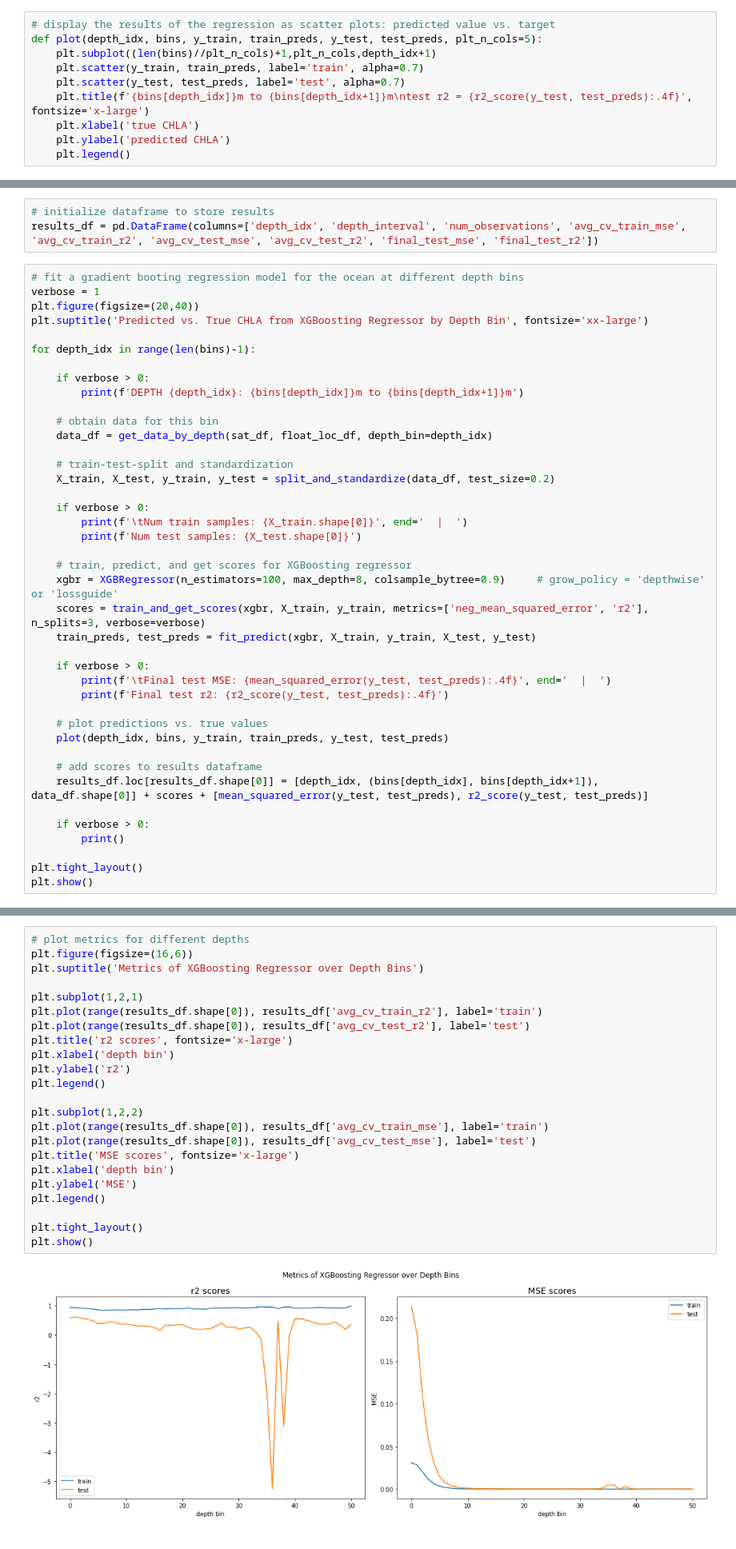
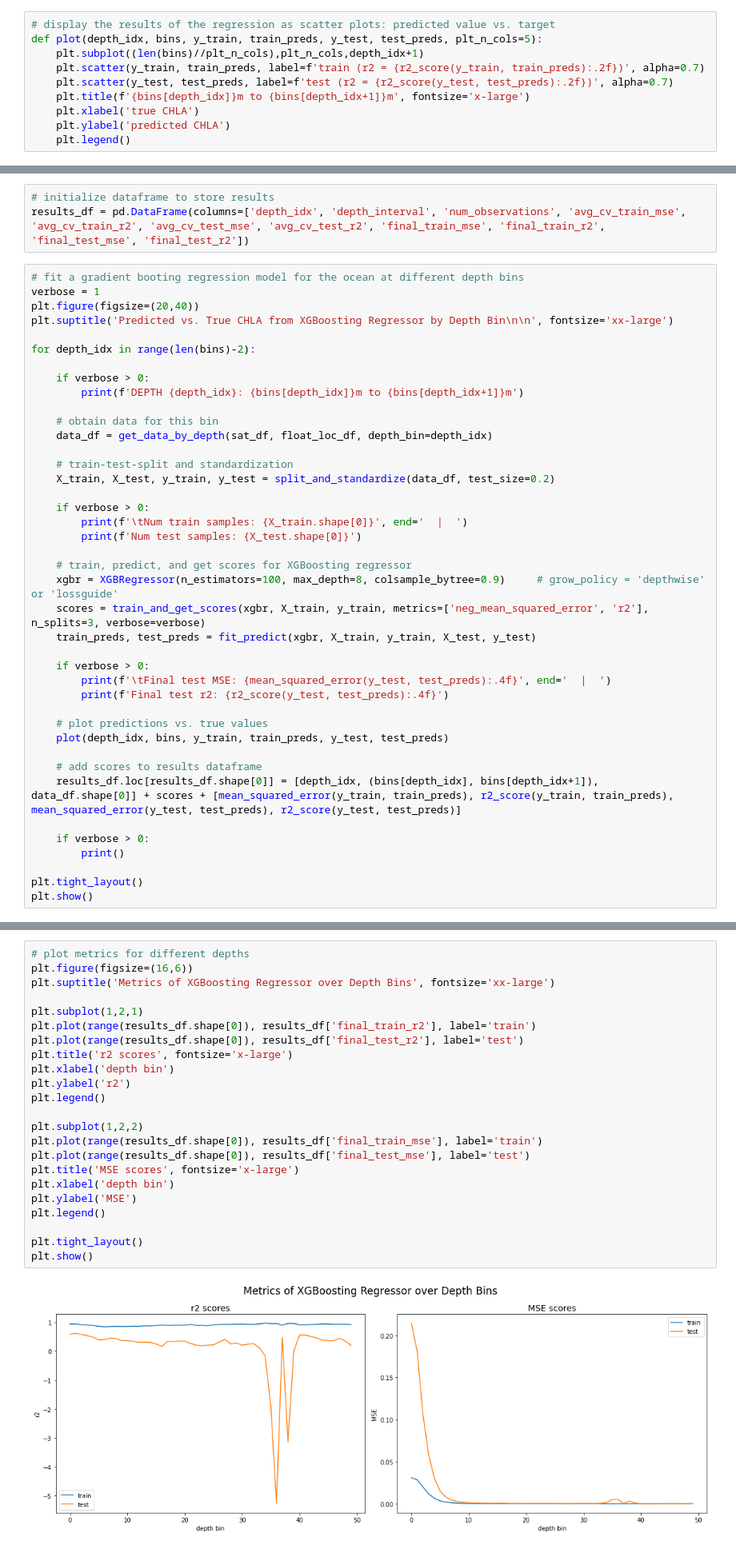
Before and after one commit to gnyirjesy/ocean-depth-characterization, a Jupyter notebook: preliminary_models/xgb_different_depths_ejd.ipynb, the cells around one changed output, grey strips where cells are left out. Shown: that part at 80% size. Saved outputs shown, nothing was run; the diff lists cells and outputs as text.

```diff
--- a/preliminary_models/xgb_different_depths_ejd.ipynb
+++ b/preliminary_models/xgb_different_depths_ejd.ipynb
@@ -256,10 +252,10 @@ def fit_predict(model, X_train, y_train, X_test, y_test):
 # %%
 # display the results of the regression as scatter plots: predicted value vs. target
 def plot(depth_idx, bins, y_train, train_preds, y_test, test_preds, plt_n_cols=5):
-    plt.subplot((len(bins)//plt_n_cols)+1,plt_n_cols,depth_idx+1)
-    plt.scatter(y_train, train_preds, label='train', alpha=0.7)
-    plt.scatter(y_test, test_preds, label='test', alpha=0.7)
-    plt.title(f'{bins[depth_idx]}m to {bins[depth_idx+1]}m\ntest r2 = {r2_score(y_test, test_preds):.4f}', fontsize='x-large')
+    plt.subplot((len(bins)//plt_n_cols),plt_n_cols,depth_idx+1)
+    plt.scatter(y_train, train_preds, label=f'train (r2 = {r2_score(y_train, train_preds):.2f})', alpha=0.7)
+    plt.scatter(y_test, test_preds, label=f'test (r2 = {r2_score(y_test, test_preds):.2f})', alpha=0.7)
+    plt.title(f'{bins[depth_idx]}m to {bins[depth_idx+1]}m', fontsize='x-large')
     plt.xlabel('true CHLA')
     plt.ylabel('predicted CHLA')
     plt.legend()
@@ -296,14 +292,14 @@ float_loc_df
 33057018 rows × 9 columns
 # %%
 # initialize dataframe to store results
-results_df = pd.DataFrame(columns=['depth_idx', 'depth_interval', 'num_observations', 'avg_cv_train_mse', 'avg_cv_train_r2', 'avg_cv_test_mse', 'avg_cv_test_r2', 'final_test_mse', 'final_test_r2'])
+results_df = pd.DataFrame(columns=['depth_idx', 'depth_interval', 'num_observations', 'avg_cv_train_mse', 'avg_cv_train_r2', 'avg_cv_test_mse', 'avg_cv_test_r2', 'final_train_mse', 'final_train_r2', 'final_test_mse', 'final_test_r2'])
 # %%
 # fit a gradient booting regression model for the ocean at different depth bins
 verbose = 1
 plt.figure(figsize=(20,40))
-plt.suptitle('Predicted vs. True CHLA from XGBoosting Regressor by Depth Bin', fontsize='xx-large')
+plt.suptitle('Predicted vs. True CHLA from XGBoosting Regressor by Depth Bin\n\n', fontsize='xx-large')
 
-for depth_idx in range(len(bins)-1):
+for depth_idx in range(len(bins)-2):
 
     if verbose > 0:
         print(f'DEPTH {depth_idx}: {bins[depth_idx]}m to {bins[depth_idx+1]}m')
@@ -331,7 +327,7 @@ for depth_idx in range(len(bins)-1):
     plot(depth_idx, bins, y_train, train_preds, y_test, test_preds)
 
     # add scores to results dataframe
-    results_df.loc[results_df.shape[0]] = [depth_idx, (bins[depth_idx], bins[depth_idx+1]), data_df.shape[0]] + scores + [mean_squared_error(y_test, test_preds), r2_score(y_test, test_preds)]
+    results_df.loc[results_df.shape[0]] = [depth_idx, (bins[depth_idx], bins[depth_idx+1]), data_df.shape[0]] + scores + [mean_squared_error(y_train, train_preds), r2_score(y_train, train_preds), mean_squared_error(y_test, test_preds), r2_score(y_test, test_preds)]
 
     if verbose > 0:
         print()
@@ -428,28 +428,28 @@ Average final test r2: 0.34118474134201354
 # %%
 # plot metrics for different depths
 plt.figure(figsize=(16,6))
-plt.suptitle('Metrics of XGBoosting Regressor over Depth Bins')
+plt.suptitle('Metrics of XGBoosting Regressor over Depth Bins', fontsize='xx-large')
 
 plt.subplot(1,2,1)
-plt.plot(range(results_df.shape[0]), results_df['avg_cv_train_r2'], label='train')
-plt.plot(range(results_df.shape[0]), results_df['avg_cv_test_r2'], label='test')
+plt.plot(range(results_df.shape[0]), results_df['final_train_r2'], label='train')
+plt.plot(range(results_df.shape[0]), results_df['final_test_r2'], label='test')
 plt.title('r2 scores', fontsize='x-large')
 plt.xlabel('depth bin')
 plt.ylabel('r2')
 plt.legend()
 
 plt.subplot(1,2,2)
-plt.plot(range(results_df.shape[0]), results_df['avg_cv_train_mse'], label='train')
-plt.plot(range(results_df.shape[0]), results_df['avg_cv_test_mse'], label='test')
+plt.plot(range(results_df.shape[0]), results_df['final_train_mse'], label='train')
+plt.plot(range(results_df.shape[0]), results_df['final_test_mse'], label='test')
 plt.title('MSE scores', fontsize='x-large')
 plt.xlabel('depth bin')
 plt.ylabel('MSE')
 plt.legend()
 
 plt.tight_layout()
 plt.show()
 # %% [output]
-[figure, old version]
+[figure, new version]
 # %%
 results_df.to_csv('results_xgb_different_depths_ejd.csv', index=False)
 # %% [markdown]
```
Also changed, not shown: parts of 10 cells of this notebook, 2 other files.
